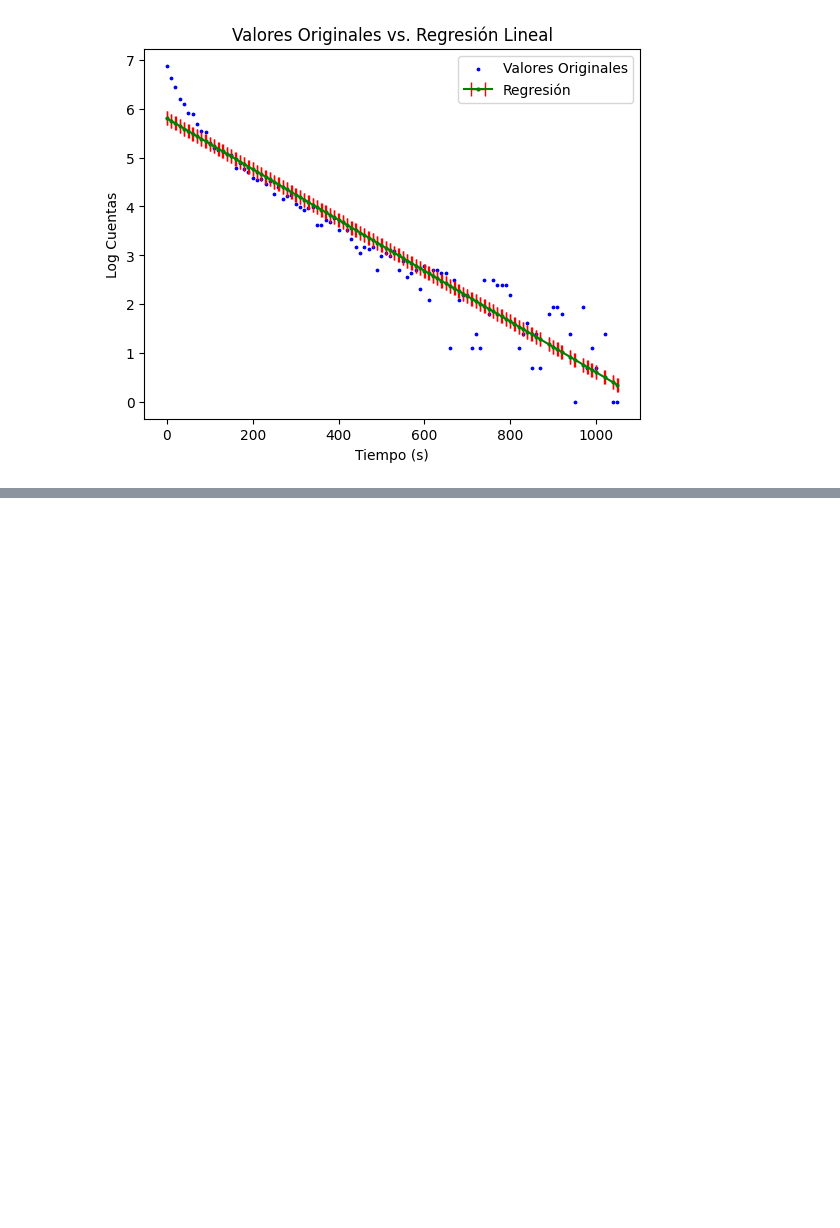
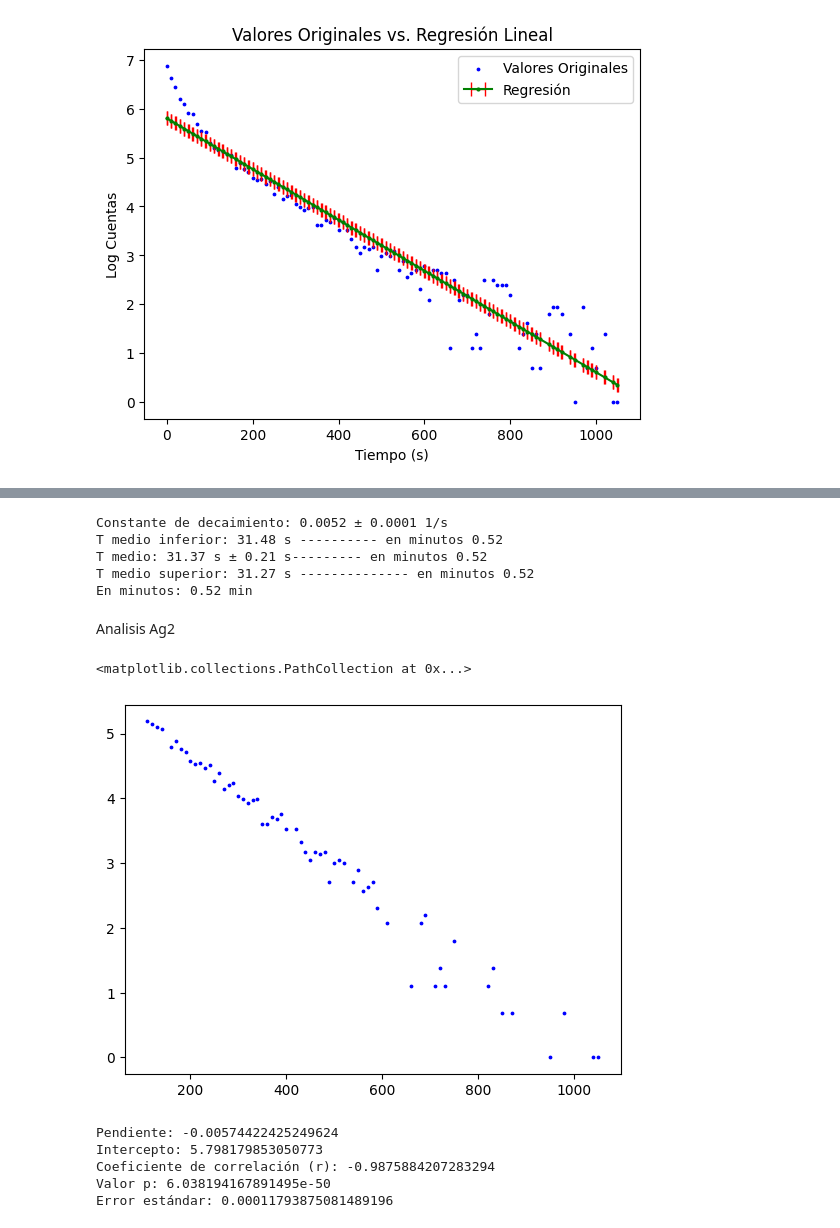
Before and after one commit to ioai2610/Nuclear-Medicine-ESFM, a Jupyter notebook: MedNuclear01.ipynb, the cells around one changed output, grey strips where cells are left out. Cells and saved outputs as stored; diff of their text form; code cells hidden in the pictures; blank space fills up the shorter version.

```diff
--- a/MedNuclear01.ipynb
+++ b/MedNuclear01.ipynb
@@ -290,0 +359,42 @@ El elemento es Ag-100m
+# %%
+slopeAg1 = abs(slopeAg1)
+tMedioInf_Ag1 = np.log(2)/(slopeAg1-errorPendienteAg1)
+tMedio_Ag1 = np.log(2)/slopeAg1
+tMedioSup_Ag1 = np.log(2)/(slopeAg1 + errorPendienteAg1)
+enMinutosAg1 = tMedio_Ag1/60
+print(f"Constante de decaimiento: {slope:0.4f} ± {errorPendienteAg1:0.4f} 1/s")
+print(f"T medio inferior: {tMedioInf_Ag1:0.2f} s ---------- en minutos {tMedioInf_Ag1/60:0.2f}")
+print(f"T medio: {tMedio_Ag1:0.2f} s ± {(tMedioInf_Ag1-tMedioSup_Ag1):0.2f} s--------- en minutos {enMinutosAg1:0.2f}")
+print(f"T medio superior: {tMedioSup_Ag1:0.2f} s -------------- en minutos {tMedioSup_Ag1/60:0.2f}")
+print(f"En minutos: {enMinutosAg1:0.2f} min")
+# %% [output]
+Constante de decaimiento: 0.0052 ± 0.0001 1/s
+T medio inferior: 31.48 s ---------- en minutos 0.52
+T medio: 31.37 s ± 0.21 s--------- en minutos 0.52
+T medio superior: 31.27 s -------------- en minutos 0.52
+En minutos: 0.52 min
+# %% [markdown]
+Analisis Ag2
+# %%
+Ag2 = y[y < linea_regresion]
+xAg2 = x[y < linea_regresion]
+plt.scatter(xAg2, Ag2, label='Valores Originales', color='blue' , s=3)
+# %% [output]
+<matplotlib.collections.PathCollection at 0x...>
+[figure, added]
+# %%
+# Realizar el ajuste lineal
+slopeAg2, interceptAg2, r_valueAg2, p_valueAg2, std_errAg2 = stats.linregress(xAg2, Ag2)
+
+# Imprimir los resultados del ajuste
+print("Pendiente:", slopeAg2)
+print("Intercepto:", interceptAg2)
+print("Coeficiente de correlación (r):", r_valueAg2)
+print("Valor p:", p_valueAg2)
+print("Error estándar:", std_errAg2)
+# %% [output]
+Pendiente: -0.00574422425249624
+Intercepto: 5.798179853050773
+Coeficiente de correlación (r): -0.9875884207283294
+Valor p: 6.038194167891495e-50
+Error estándar: 0.00011793875081489196
```
Also changed, not shown: parts of 16 cells of this notebook, 2 other files.
